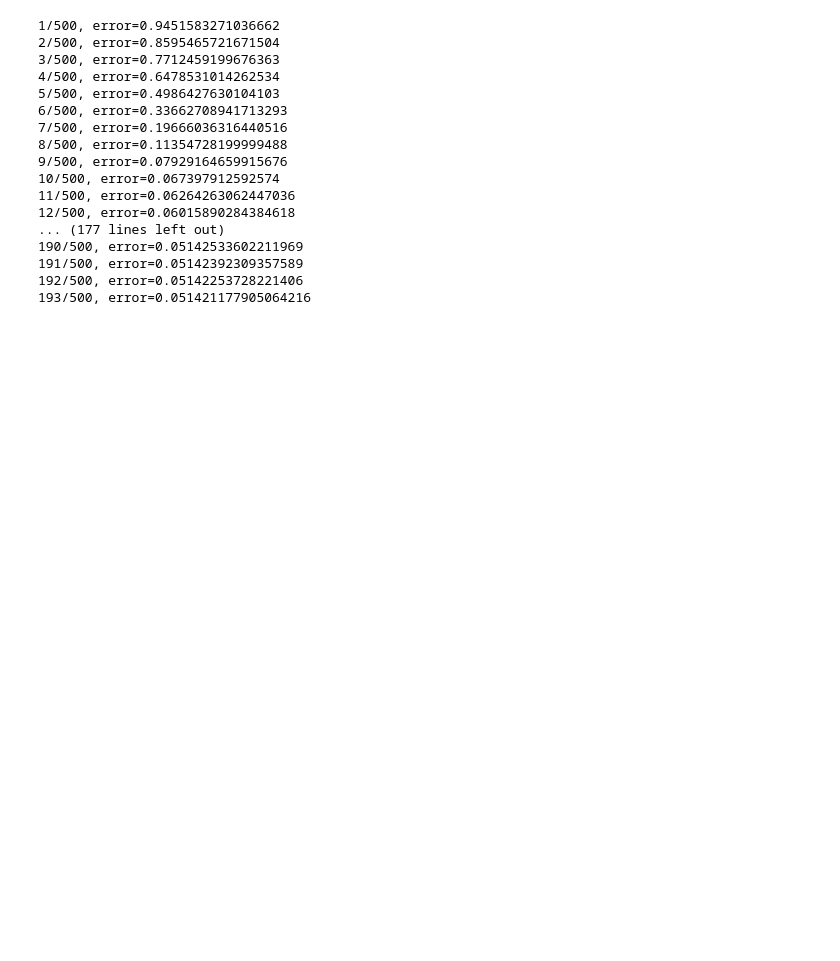
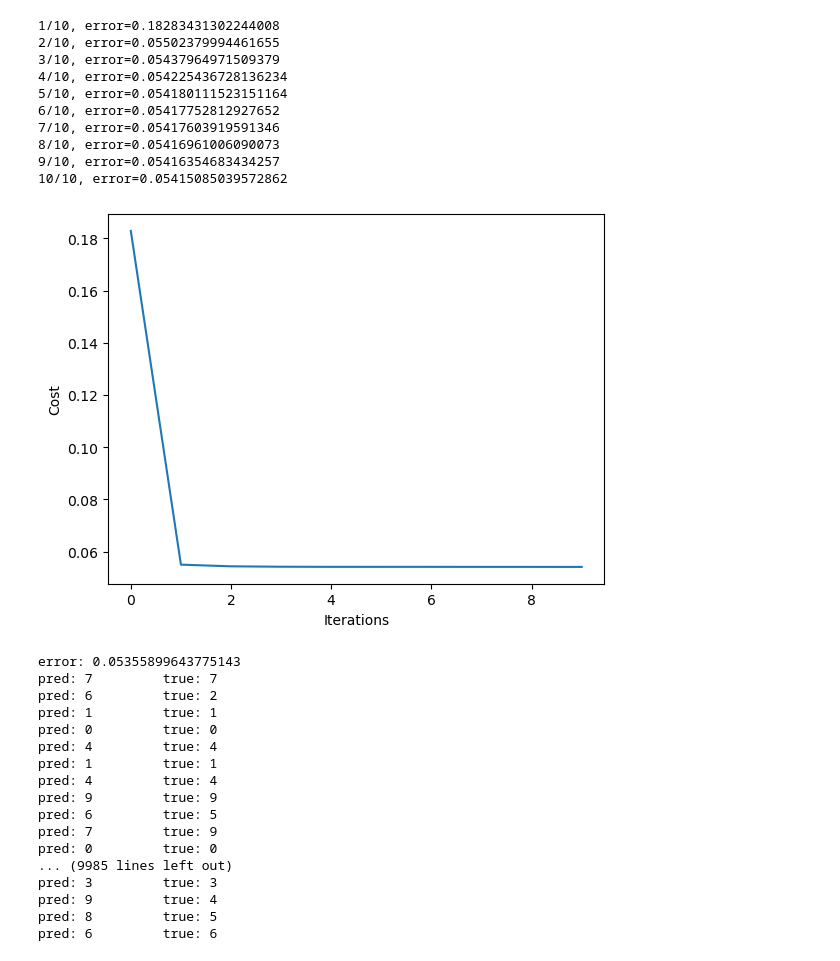
Before and after one commit to m-u-nee/generic_neural_network_implementation, a Jupyter notebook: mnist.ipynb, the cells around one changed output. Saved outputs shown, nothing was run; the diff lists cells and outputs as text; code cells hidden in the pictures; blank space fills up the shorter version.

```diff
--- a/mnist.ipynb
+++ b/mnist.ipynb
@@ -21,55 +21,66 @@ def preprocess_data(x, y, limit):
 
 # load MNIST from server
 (x_train, y_train), (x_test, y_test) = mnist.load_data()
-x_train, y_train = preprocess_data(x_train, y_train, 1000)
-x_test, y_test = preprocess_data(x_test, y_test, 200)
+x_train, y_train = preprocess_data(x_train, y_train, 60000)
+x_test, y_test = preprocess_data(x_test, y_test, 10000)
 
 # neural network
 network = [
     Dense(28 * 28, 40, regularization=0.01),
     Tanh(),
     Dense(40, 10, regularization=0.01),
     Tanh()
 ]
 
 # train
-costs = train(network, mse, mse_prime, x_train, y_train, epochs=500, batch_size = 1, learning_rate=0.01)
+costs = train(network, mse, mse_prime, x_train, y_train, epochs=10, batch_size = 2, learning_rate=0.01)
 
 # plot costs
 import matplotlib.pyplot as plt
 plt.plot(costs)
 plt.xlabel('Iterations')
 plt.ylabel('Cost')
 plt.show()
 
 # calculate error on test set
 error = 0
 for x, y in zip(x_test, y_test):
     output = predict(network, x)
     error += mse(y, output)
 error /= len(x_test)
 print("error:", error)
 
 
 # test
 for x, y in zip(x_test, y_test):
     output = predict(network, x)
     print('pred:', np.argmax(output), '\ttrue:', np.argmax(y))
 # %% [output]
-1/500, error=0.9451583271036662
-2/500, error=0.8595465721671504
-3/500, error=0.7712459199676363
-4/500, error=0.6478531014262534
-5/500, error=0.4986427630104103
-6/500, error=0.33662708941713293
-7/500, error=0.19666036316440516
-8/500, error=0.11354728199999488
-9/500, error=0.07929164659915676
-10/500, error=0.067397912592574
-11/500, error=0.06264263062447036
-12/500, error=0.06015890284384618
-... (177 lines left out)
-190/500, error=0.05142533602211969
-191/500, error=0.05142392309357589
-192/500, error=0.05142253728221406
-193/500, error=0.051421177905064216
+1/10, error=0.18283431302244008
+2/10, error=0.05502379994461655
+3/10, error=0.05437964971509379
+4/10, error=0.054225436728136234
+5/10, error=0.054180111523151164
+6/10, error=0.05417752812927652
+7/10, error=0.05417603919591346
+8/10, error=0.05416961006090073
+9/10, error=0.05416354683434257
+10/10, error=0.05415085039572862
+[figure, added]
+error: 0.05355899643775143
+pred: 7         true: 7
+pred: 6         true: 2
+pred: 1         true: 1
+pred: 0         true: 0
+pred: 4         true: 4
+pred: 1         true: 1
+pred: 4         true: 4
+pred: 9         true: 9
+pred: 6         true: 5
+pred: 7         true: 9
+pred: 0         true: 0
+... (9985 lines left out)
+pred: 3         true: 3
+pred: 9         true: 4
+pred: 8         true: 5
+pred: 6         true: 6
```
Also changed, not shown: 2 other files.
